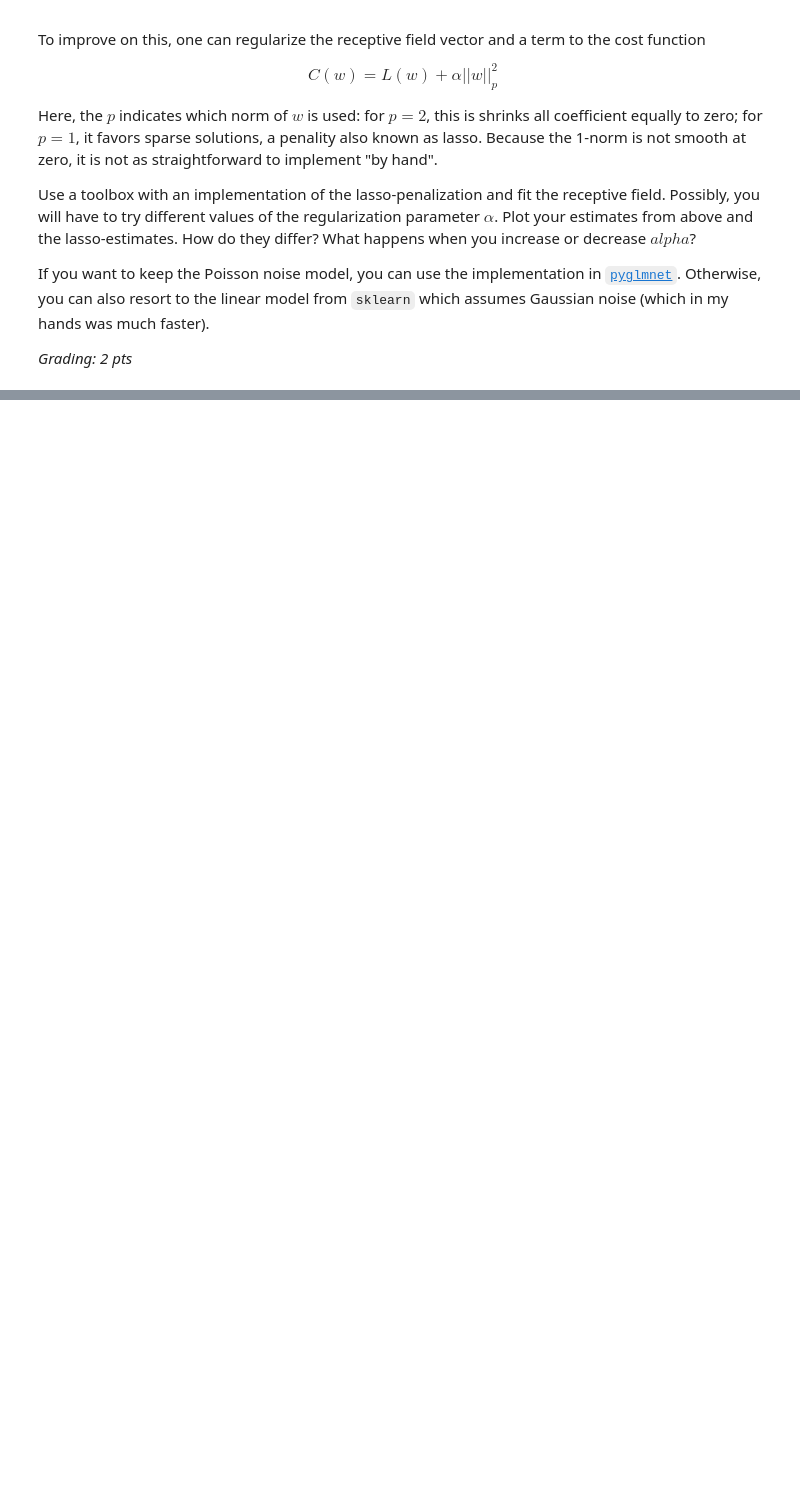
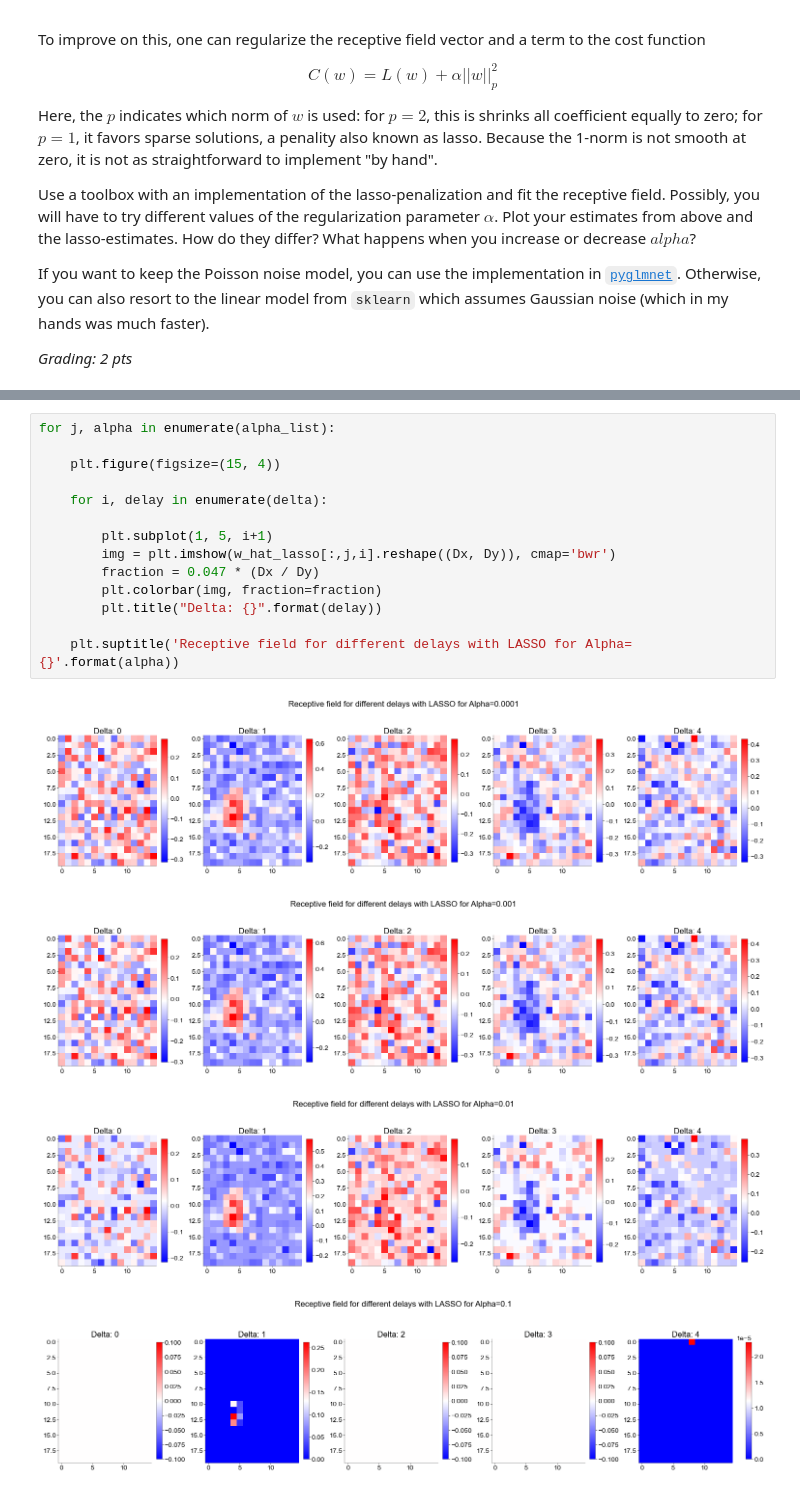
Before and after one commit to atimcenko/tu-neural-data-science, a Jupyter notebook: notebooks/CodingLab5_Nitin.ipynb, the cells around one changed output, grey strips where cells are left out. Cells and saved outputs as stored; diff of their text form; blank space fills up the shorter version.

```diff
--- a/notebooks/CodingLab5_Nitin.ipynb
+++ b/notebooks/CodingLab5_Nitin.ipynb
@@ -581,0 +644,19 @@ fig, ax = plt.subplot_mosaic(mosaic=[delta], figsize=(10,4), constrained_layout=
+# %%
+for j, alpha in enumerate(alpha_list):
+
+    plt.figure(figsize=(15, 4))
+
+    for i, delay in enumerate(delta):
+
+        plt.subplot(1, 5, i+1)
+        img = plt.imshow(w_hat_lasso[:,j,i].reshape((Dx, Dy)), cmap='bwr')
+        fraction = 0.047 * (Dx / Dy)
+        plt.colorbar(img, fraction=fraction)
+        plt.title("Delta: {}".format(delay))
+
+    plt.suptitle('Receptive field for different delays with LASSO for Alpha={}'.format(alpha))
+# %% [output]
+[figure, added]
+[figure, added]
+[figure, added]
+[figure, added]
```
Also changed, not shown: parts of 6 cells of this notebook.
